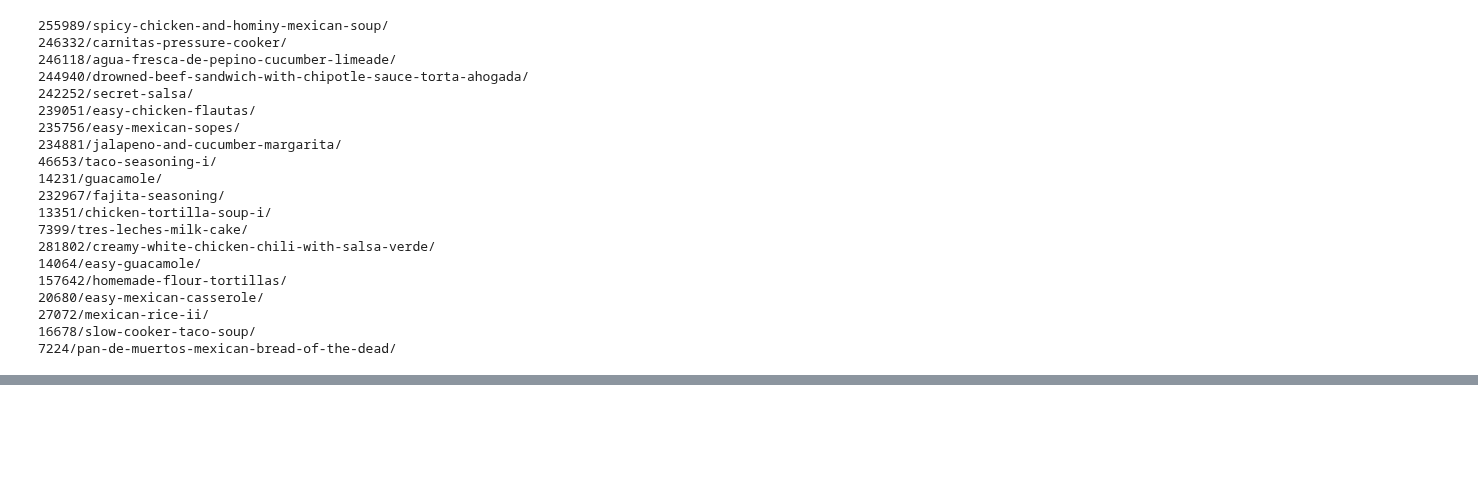
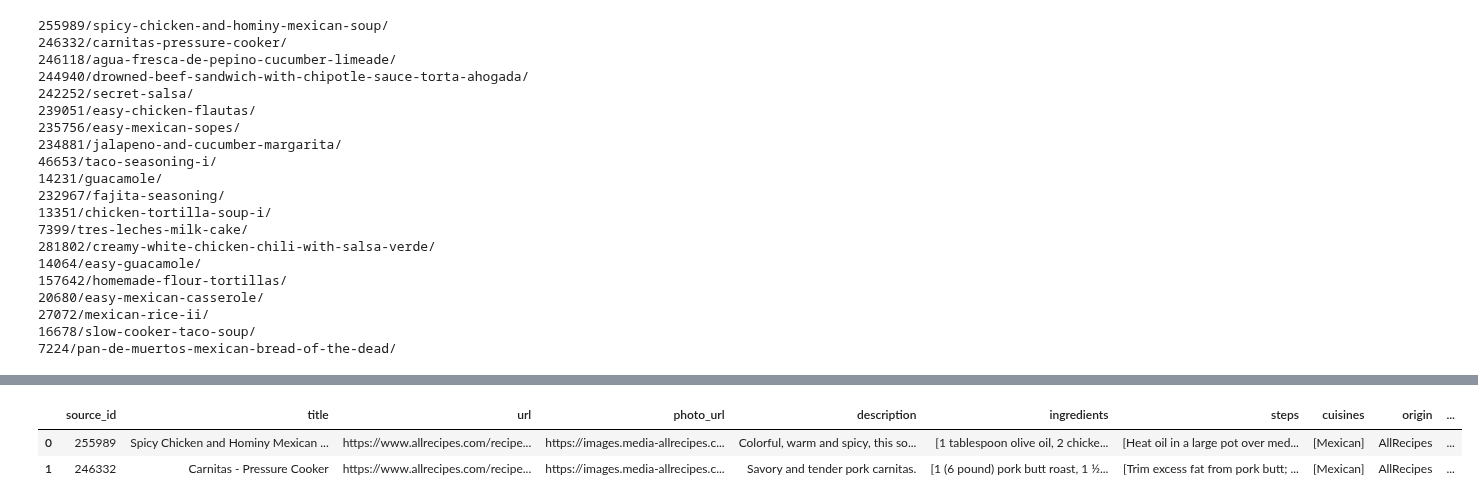
Before and after one commit to AaronWChen/MeaLeon, a Jupyter notebook: nbs/21_convert_epicurious_to_sql.ipynb, the cells around one changed output, grey strips where cells are left out. Saved outputs shown, nothing was run; the diff lists cells and outputs as text; code cells hidden in the pictures; blank space fills up the shorter version.

```diff
--- a/nbs/21_convert_epicurious_to_sql.ipynb
+++ b/nbs/21_convert_epicurious_to_sql.ipynb
@@ -140,3 +122,7 @@ origin = "AllRecipes"
+# %%
+origin = "AllRecipes"
+df['origin'] = origin
+df['language'] = "English"
 # %%
 def unique_name_from_str(string: str) -> str:
     """
@@ -153,7 +139,7 @@ def mealeon_id_assigner(string:str) -> str:
 
     return f"{origin}-{sha_loc_path}"
 # %%
-df['mealeon_id'] = df['url'].apply(unique_name_from_str)
+df['mealeon_id'] = df['url'].apply(mealeon_id_assigner)
 
-df
+df.head(2)
 # %% [output]
@@ -172,0 +149,9 @@ df
+# %%
+df['cuisines'] = df['cuisines'].str.split()
+df['ingredients'] = df['ingredients'].str.split(r'\|\|')
+df['steps'] = df['steps'].str.split(r'\|\|')
+df.head(2)
+# %% [output]
+|  | source_id | title | url | photo_url | description | ingredients | steps | cuisines | origin | ... |
+| 0 | 255989 | Spicy Chicken and Hominy Mexican ... | https://www.allrecipes.com/recipe... | https://images.media-allrecipes.c... | Colorful, warm and spicy, this so... | [1 tablespoon olive oil, 2 chicke... | [Heat oil in a large pot over med... | [Mexican] | AllRecipes | ... |
+| 1 | 246332 | Carnitas - Pressure Cooker | https://www.allrecipes.com/recipe... | https://images.media-allrecipes.c... | Savory and tender pork carnitas. | [1 (6 pound) pork butt roast, 1 ½... | [Trim excess fat from pork butt; ... | [Mexican] | AllRecipes | ... |
```
Also changed, not shown: parts of 16 cells of this notebook, 4 other files.
